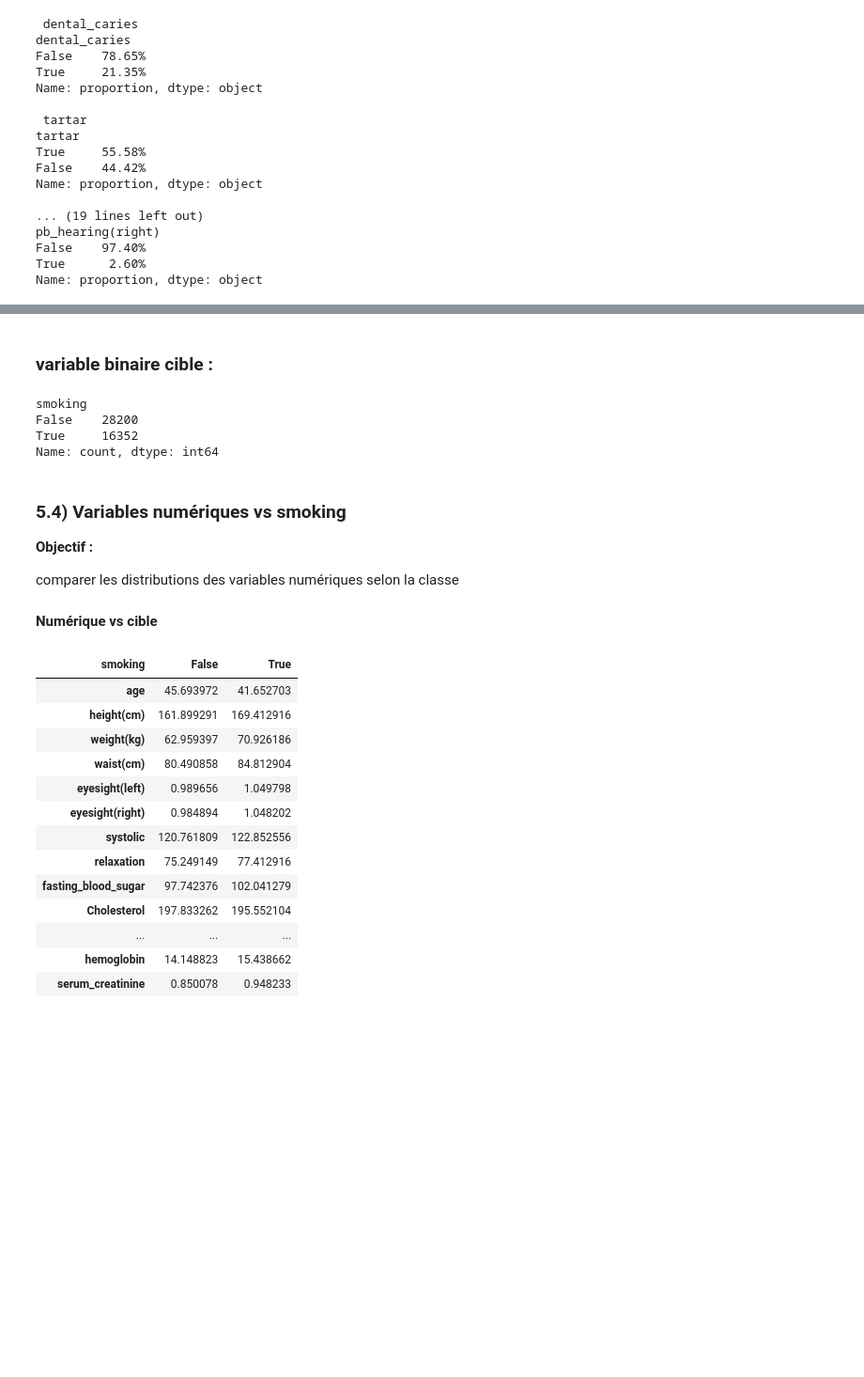
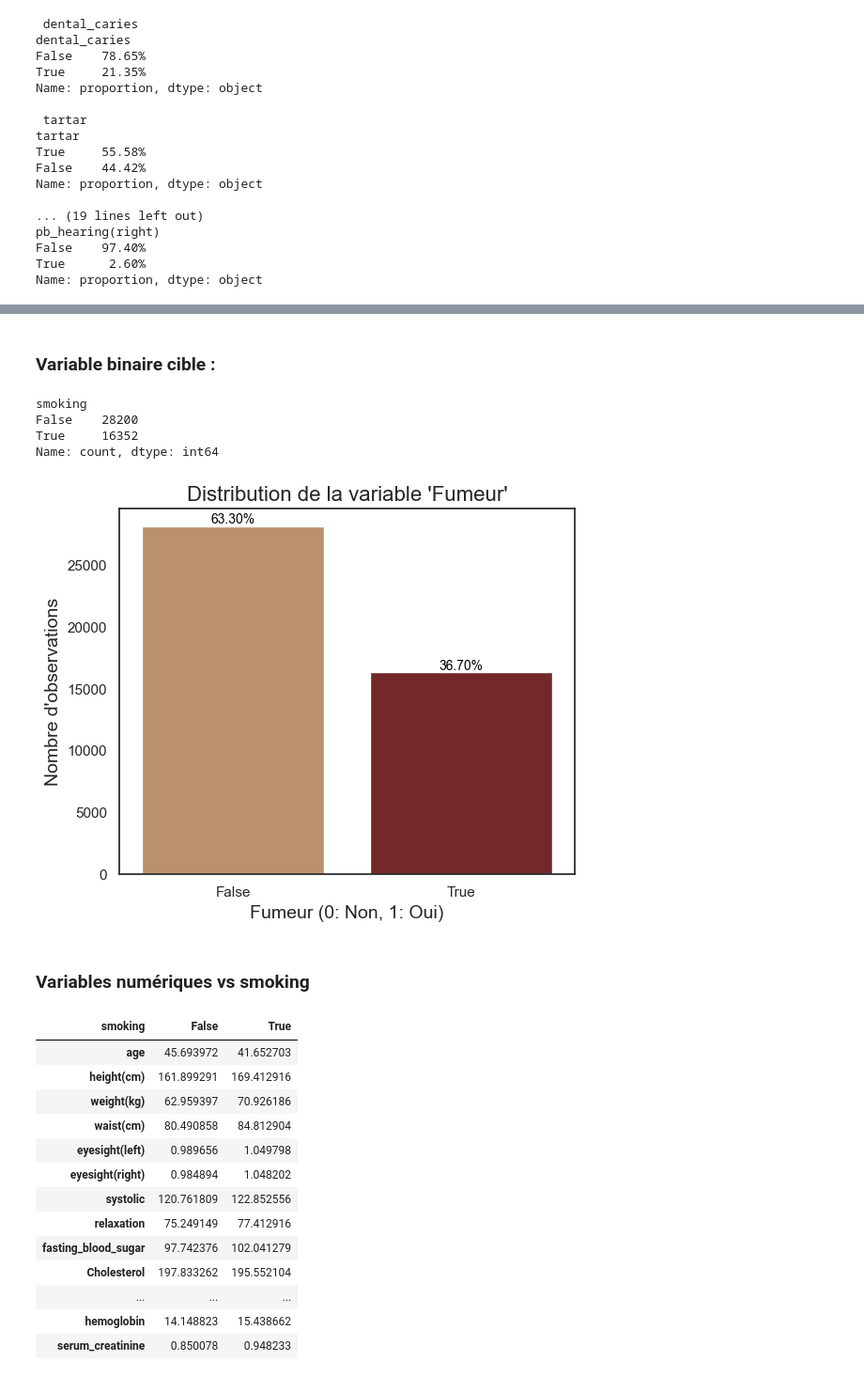
Before and after one commit to isabel6198/svm_tabac, a Jupyter notebook: notebooks/01_exploration.ipynb, the cells around one changed output, grey strips where cells are left out. Shown at 94% size. Cells and saved outputs as stored; diff of their text form; code cells hidden in the pictures; blank space fills up the shorter version.

```diff
--- a/notebooks/01_exploration.ipynb
+++ b/notebooks/01_exploration.ipynb
@@ -352,5 +363,5 @@ plt.show()
 # %% [markdown]
-### variable binaire cible :
+### Variable binaire cible :
 # %%
 df['smoking'].value_counts()
 # %% [output]
@@ -358,14 +369,35 @@ smoking
 False    28200
 True     16352
 Name: count, dtype: int64
+# %%
+plt.figure(figsize=(6, 5))
+
+# Plotting l'histogramme pour la variable "smoking"
+ax = sns.countplot(x='smoking', data=df, palette = palette)
+
+# Ajouter les pourcentages sur les barres
+total = len(df)  # Le nombre total d'observations
+for p in ax.patches:
+    height = p.get_height()
+    percentage = (height / total) * 100  # Calculer le pourcentage
+    ax.annotate(f'{percentage:.2f}%',
+                (p.get_x() + p.get_width() / 2., height),
+                ha='center', va='center',
+                fontsize=10, color='black',
+                xytext=(0, 5), textcoords='offset points')
+
+# Titres et labels
+plt.title("Distribution de la variable 'Fumeur'", fontsize=16)
+plt.xlabel("Fumeur (0: Non, 1: Oui)", fontsize=14)
+plt.ylabel("Nombre d'observations", fontsize=14)
+
+#  graphique
+plt.tight_layout()
+plt.show()
+# %% [output]
+[figure, added]
 # %% [markdown]
-### 5.4) Variables numériques vs smoking
-
-**Objectif :**
-
-comparer les distributions des variables numériques selon la classe
+### Variables numériques vs smoking
-# %% [markdown]
-**Numérique vs cible**
 # %%
 df.groupby("smoking")[types["numerical"]].mean().T
 # %% [output]
```
Also changed, not shown: parts of 44 cells of this notebook, 7 other files.
